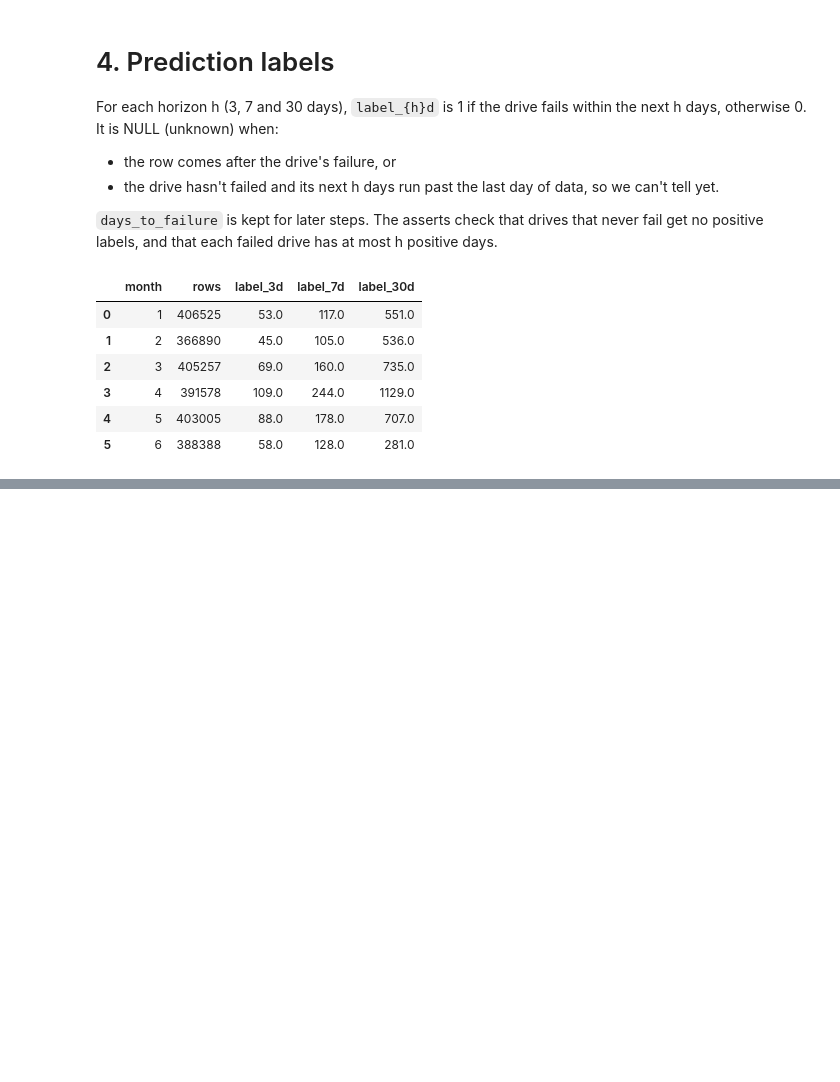
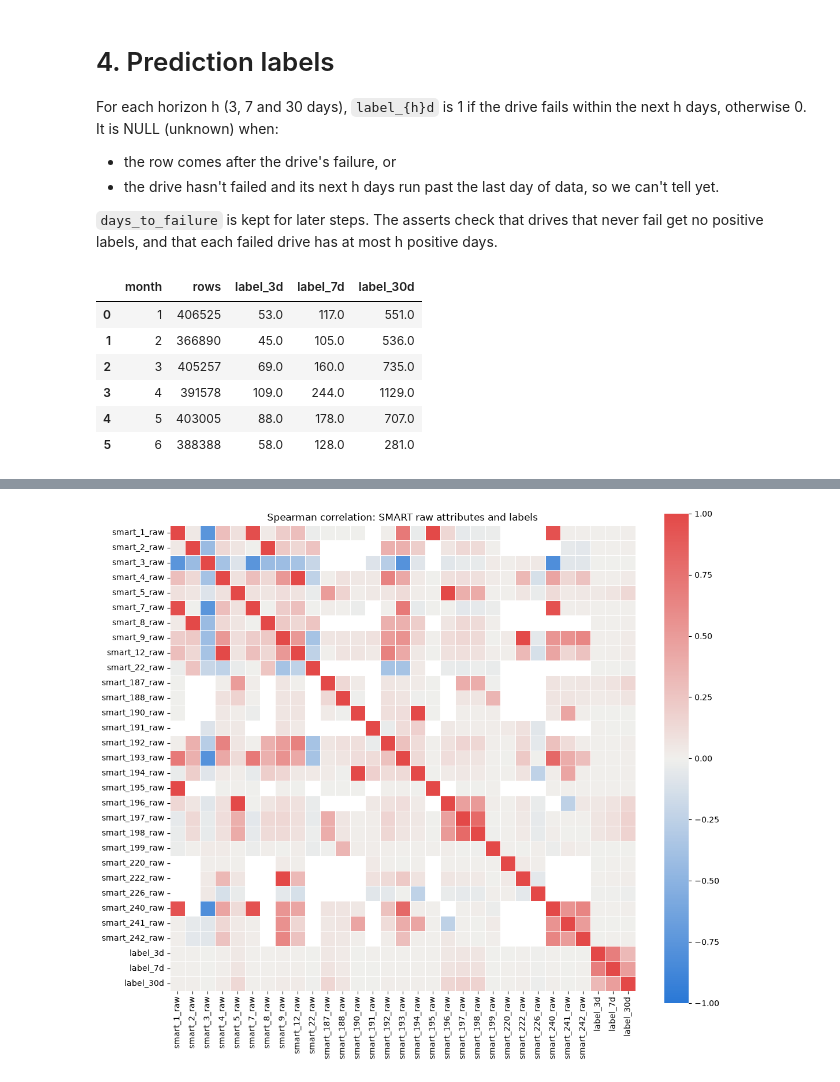
Before and after one commit to matteobombelli/cmpt455-2026-fall-project, a Jupyter notebook: notebooks/EDA_Preprocessing.ipynb, the cells around one changed output, grey strips where cells are left out. Saved outputs shown, nothing was run; the diff lists cells and outputs as text; code cells hidden in the pictures; blank space fills up the shorter version.

```diff
--- a/notebooks/EDA_Preprocessing.ipynb
+++ b/notebooks/EDA_Preprocessing.ipynb
@@ -230,0 +353,13 @@ con.sql("""
+# %%
+LABELS = ["label_3d", "label_7d", "label_30d"]
+raw = [c for c in con.sql("SELECT * FROM '../data/labeled.parquet' LIMIT 0").columns if c.endswith("_raw")]
+
+corr_df = con.sql(f"SELECT {', '.join(raw + LABELS)} FROM '../data/labeled.parquet'").df()
+corr = corr_df.loc[:, corr_df.nunique() > 1].corr(method="spearman")
+
+plt.figure(figsize=(13, 11))
+sns.heatmap(corr, cmap=LinearSegmentedColormap.from_list("blue_red", ["#2a78d6", "#f0efec", "#e34948"]),
+            vmin=-1, vmax=1, square=True, linewidths=0.5, linecolor="white")
+plt.title("Spearman correlation: SMART raw attributes and labels");
+# %% [output]
+[figure, added]
```
Also changed, not shown: parts of 11 cells of this notebook.
